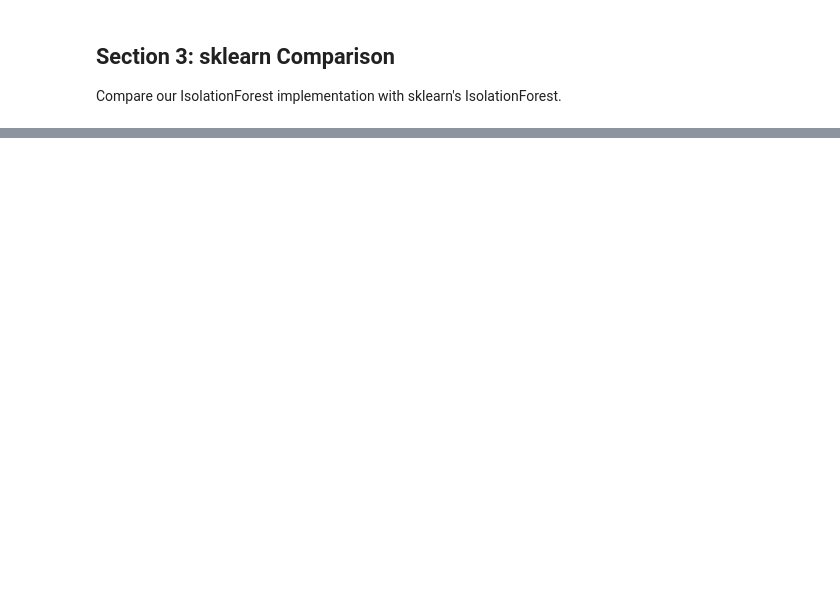
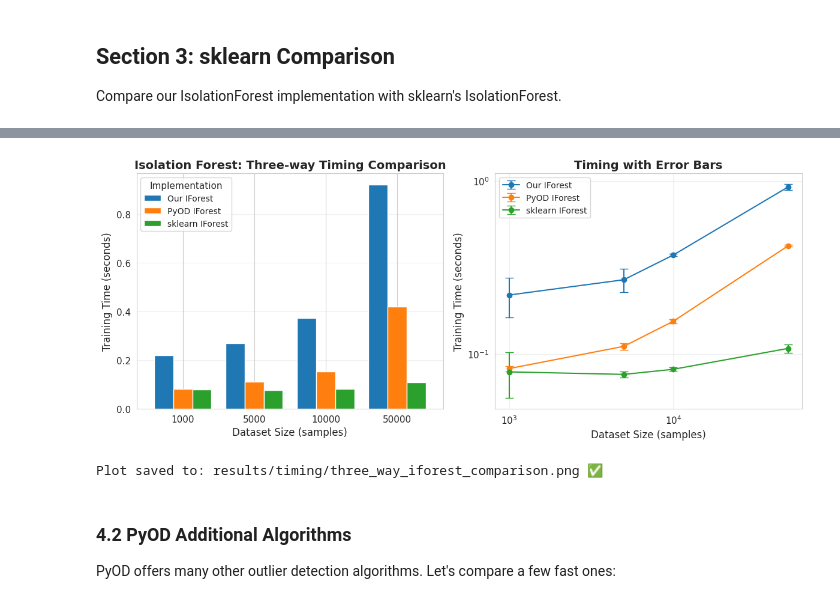
Before and after one commit to Razvan48/Project-Anomaly-Detection-AD, a Jupyter notebook: notebooks/benchmarks.ipynb, the cells around one changed output, grey strips where cells are left out. Cells and saved outputs as stored; diff of their text form; code cells hidden in the pictures; blank space fills up the shorter version.

```diff
--- a/notebooks/benchmarks.ipynb
+++ b/notebooks/benchmarks.ipynb
@@ -565,0 +746,41 @@ print("✓ Plot saved to results/timing/sklearn_comparison.png")
+# %%
+plt.figure(figsize=(12, 5))
+
+# Left Plot: Bar chart comparison
+plt.subplot(1, 2, 1)
+pivot_data = df_three_way.pivot(index='Dataset Size', columns='Method', values='Mean Time (s)')
+pivot_data.plot(kind='bar', ax=plt.gca(), width=0.8)
+plt.title('Isolation Forest: Three-way Timing Comparison', fontsize=14, fontweight='bold')
+plt.xlabel('Dataset Size (samples)', fontsize=12)
+plt.ylabel('Training Time (seconds)', fontsize=12)
+plt.legend(title='Implementation', fontsize=10)
+plt.xticks(rotation=0)
+plt.grid(axis='y', alpha=0.3)
+plt.tight_layout()
+
+# Right Plot: Line plot with error bars
+plt.subplot(1, 2, 2)
+for method in df_three_way['Method'].unique():
+    subset = df_three_way[df_three_way['Method'] == method]
+    plt.errorbar(subset['Dataset Size'], subset['Mean Time (s)'],
+                 yerr=subset['Std Time (s)'], marker='o', capsize=5, label=method)
+plt.title('Timing with Error Bars', fontsize=14, fontweight='bold')
+plt.xlabel('Dataset Size (samples)', fontsize=12)
+plt.ylabel('Training Time (seconds)', fontsize=12)
+plt.legend(fontsize=10)
+plt.grid(alpha=0.3)
+plt.xscale('log')
+plt.yscale('log')
+plt.tight_layout()
+
+plt.savefig('../results/timing/three_way_iforest_comparison.png', dpi=150, bbox_inches='tight')
+plt.show()
+
+print("\nPlot saved to: results/timing/three_way_iforest_comparison.png \u2705")
+# %% [output]
+[figure, added]
+Plot saved to: results/timing/three_way_iforest_comparison.png ✅
+# %% [markdown]
+### 4.2 PyOD Additional Algorithms
+
+PyOD offers many other outlier detection algorithms. Let's compare a few fast ones:
```
Also changed, not shown: parts of 35 cells of this notebook, 3 other files.
